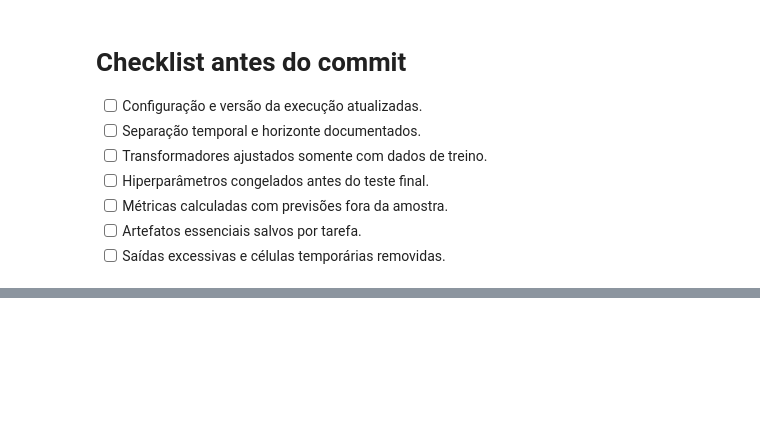
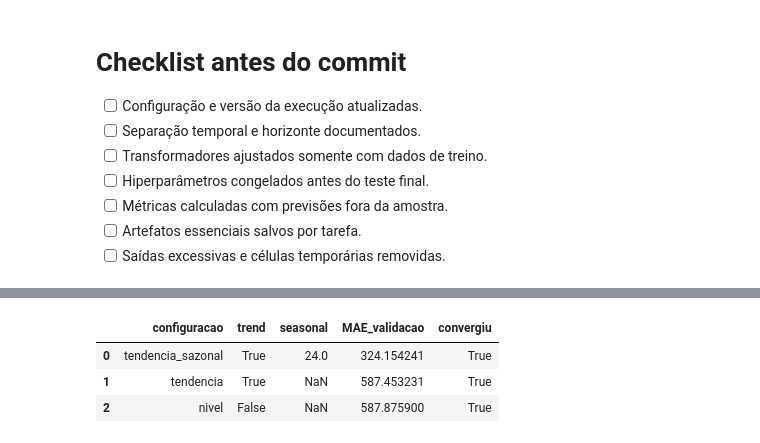
Before and after one commit to Kogake7/ProjetoFinal-SeriesTemporais, a Jupyter notebook: grupo2/holt-winters-2.ipynb, the cells around one changed output, grey strips where cells are left out. Saved outputs shown, nothing was run; the diff lists cells and outputs as text; code cells hidden in the pictures; blank space fills up the shorter version.

Commit message:
Documenta producao e atualiza avaliacoes oficiais dos modelos

```diff
--- a/grupo2/holt-winters-2.ipynb
+++ b/grupo2/holt-winters-2.ipynb
@@ -877,0 +884,98 @@ display(pd.DataFrame({'treino': train.describe(), 'teste': y_obs.iloc[n_train:].
+# %%
+# Holt-Winters/ETS de um passo na grade completa, com atualizacao causal do estado.
+from pathlib import Path
+import warnings
+import numpy as np
+import pandas as pd
+from sklearn.metrics import mean_absolute_error
+from statsmodels.tsa.statespace.exponential_smoothing import ExponentialSmoothing as ETS
+from statsmodels.stats.diagnostic import acorr_ljungbox
+from IPython.display import display
+from preparacao_bases import carregar_base_tratada
+from walk_forward import origens_teste, validar_previsoes
+
+RAIZ_OFICIAL = next(p for p in [Path.cwd(), *Path.cwd().parents] if (p / 'preparacao_bases.py').is_file())
+BASE_OFICIAL = 'trafego'
+dados_oficiais, meta_oficial = carregar_base_tratada(BASE_OFICIAL, RAIZ_OFICIAL)
+y_grade = dados_oficiais[meta_oficial['alvo']].astype(float)
+indice_oficial = origens_teste(BASE_OFICIAL, RAIZ_OFICIAL)
+corte_oficial = pd.Timestamp(meta_oficial['inicio_teste'])
+pos_corte = y_grade.index.get_loc(corte_oficial)
+frequencia_oficial = meta_oficial['frequencia']
+periodo_sazonal = {'bitcoin': 7, 'trafego': 24, 'poluicao': 24, 'clima': 24, 'ouro': None}[BASE_OFICIAL]
+validacao_passos = {'bitcoin': 90, 'trafego': 336, 'poluicao': 336, 'clima': 336, 'ouro': 26}[BASE_OFICIAL]
+janela_ajuste = {'bitcoin': 730, 'trafego': 1000, 'poluicao': 1000, 'clima': 1000, 'ouro': 520}[BASE_OFICIAL]
+assert pos_corte > validacao_passos + janela_ajuste
+
+configuracoes = [('nivel', False, None), ('tendencia', True, None)]
+if periodo_sazonal is not None:
+    configuracoes.append(('tendencia_sazonal', True, periodo_sazonal))
+
+def ajustar_ets(serie, tendencia, sazonal):
+    with warnings.catch_warnings():
+        warnings.simplefilter('ignore')
+        return ETS(serie, trend=tendencia, seasonal=sazonal,
+                   initialization_method='estimated').fit(disp=False, maxiter=70)
+
+linhas_ets = []
+inicio_fit = pos_corte - validacao_passos - janela_ajuste
+fim_fit = pos_corte - validacao_passos
+y_fit_val = y_grade.iloc[inicio_fit:fim_fit]
+y_val_ets = y_grade.iloc[fim_fit:pos_corte]
+for nome, tendencia, sazonal in configuracoes:
+    try:
+        ajuste = ajustar_ets(y_fit_val, tendencia, sazonal)
+        estado = ajuste.append(y_val_ets, refit=False)
+        previsto = np.asarray(estado.get_prediction(
+            start=len(y_fit_val), end=len(y_fit_val)+len(y_val_ets)-1,
+            dynamic=False).predicted_mean)
+        observado = y_val_ets.notna().to_numpy()
+        mae = mean_absolute_error(y_val_ets.to_numpy()[observado], previsto[observado])
+        linhas_ets.append({'configuracao': nome, 'trend': tendencia,
+            'seasonal': sazonal, 'MAE_validacao': mae,
+            'convergiu': bool(ajuste.mle_retvals.get('converged', False))})
+    except Exception as exc:
+        linhas_ets.append({'configuracao': nome, 'trend': tendencia,
+            'seasonal': sazonal, 'MAE_validacao': np.nan,
+            'convergiu': False, 'falha': str(exc)[:120]})
+tabela_ets = pd.DataFrame(linhas_ets).dropna(subset=['MAE_validacao']).sort_values(
+    ['convergiu','MAE_validacao'], ascending=[False,True]).reset_index(drop=True)
+if tabela_ets.empty:
+    raise RuntimeError(f'Nenhum ETS ajustado para {BASE_OFICIAL}: {linhas_ets}')
+display(tabela_ets)
+escolha_ets = tabela_ets.iloc[0]
+
+# Reajuste antes do teste e previsao um passo adiante a cada data da grade.
+y_ajuste_ets = y_grade.iloc[pos_corte-janela_ajuste:pos_corte]
+y_teste_ets = y_grade.iloc[pos_corte:]
+modelo_ets = ajustar_ets(y_ajuste_ets, bool(escolha_ets['trend']),
+                         None if pd.isna(escolha_ets['seasonal']) else int(escolha_ets['seasonal']))
+estado_teste_ets = modelo_ets.append(y_teste_ets, refit=False)
+prev_grade_ets = np.asarray(estado_teste_ets.get_prediction(
+    start=len(y_ajuste_ets), end=len(y_ajuste_ets)+len(y_teste_ets)-1,
+    dynamic=False).predicted_mean)
+prev_grade_ets = pd.Series(prev_grade_ets, index=y_teste_ets.index)
+previsoes_ets = pd.DataFrame({'real': y_teste_ets.reindex(indice_oficial),
+    'previsto': prev_grade_ets.reindex(indice_oficial)}, index=indice_oficial)
+assert previsoes_ets.notna().all().all()
+conferencia_ets = validar_previsoes(BASE_OFICIAL, previsoes_ets.index, RAIZ_OFICIAL)
+assert conferencia_ets['ok'], conferencia_ets
+mae_ets = mean_absolute_error(previsoes_ets.real, previsoes_ets.previsto)
+mae_naive = mean_absolute_error(previsoes_ets.real, y_grade.shift(1).reindex(indice_oficial))
+erros_ets = previsoes_ets.real - previsoes_ets.previsto
+print(f'MAE OFICIAL T08 HOLT-WINTERS {BASE_OFICIAL}: {mae_ets:.4f} | n={len(previsoes_ets):,}')
+print(f'MAE persistencia nas mesmas datas: {mae_naive:.4f}')
+print(f'Configuracao escolhida no treino: {escolha_ets["configuracao"]} | convergiu no ajuste final: {modelo_ets.mle_retvals.get("converged", False)}')
+print(f'Datas: {previsoes_ets.index.min()} a {previsoes_ets.index.max()}')
+display(acorr_ljungbox(erros_ets, lags=[min(24,len(erros_ets)//5)], return_df=True))
+
+# T16 le as previsoes completas desta saida do notebook.
+carga_previsoes_ets = {'data': [d.isoformat() for d in previsoes_ets.index],
+    'real': previsoes_ets.real.astype(float).tolist(),
+    'previsto': previsoes_ets.previsto.astype(float).tolist()}
+display({'application/vnd.series-temporais.previsoes+json': carga_previsoes_ets}, raw=True)
+# %% [output]
+|  | configuracao | trend | seasonal | MAE_validacao | convergiu |
+| 0 | tendencia_sazonal | True | 24.0 | 324.154241 | True |
+| 1 | tendencia | True | NaN | 587.453231 | True |
+| 2 | nivel | False | NaN | 587.875900 | True |
```
Also changed, not shown: parts of 3 cells of this notebook, 10 other files.
